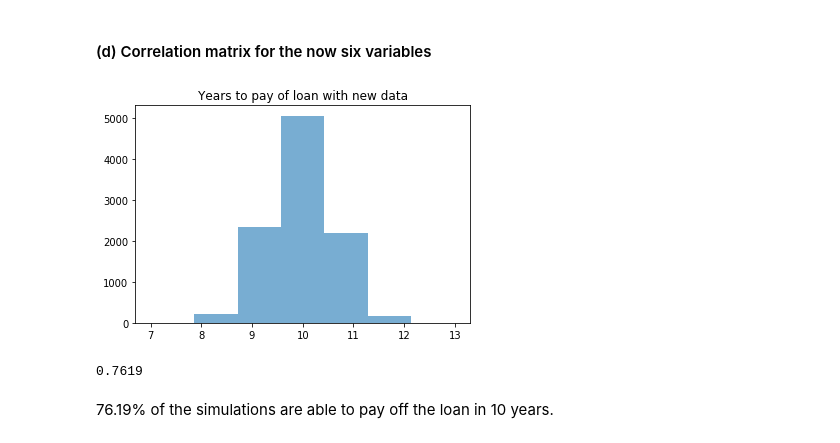
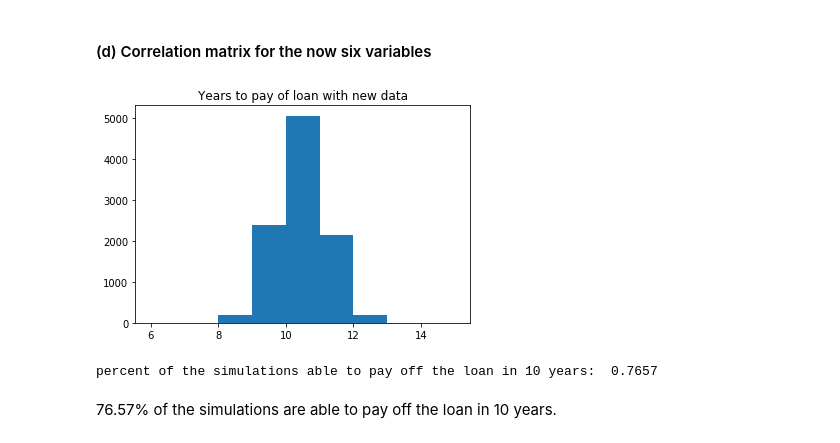
Before and after one commit to zeyuxu1997/persp-analysis_A18, a Jupyter notebook: Assignments/A3/hw3 Problem2.ipynb, the cells around one changed output. Saved outputs shown, nothing was run; the diff lists cells and outputs as text; code cells hidden in the pictures.

```diff
--- a/Assignments/A3/hw3 Problem2.ipynb
+++ b/Assignments/A3/hw3 Problem2.ipynb
@@ -94,25 +94,25 @@ print(Pct3)
 # %%
 sigma_new =0.17
 inc0_new = 90000
 Error_new = np.zeros((10000,40))
 for i in range(10000):
     Error_new[i,:] = np.exp(sigma_new * np.random.randn(40))
 income_new = np.ones((10000,40))
 for i in range(10000):
     income_new[i,0] = np.exp(np.log(inc0_new)+np.log(Error_new[i,0]))
     for j in range(1,40):
         income_new[i,j] = predict(2020+j, income_new[i,j-1], Error_new[i,j], initincome = inc0_new)
 Pay_year_new = np.zeros((10000))
 for i in range(10000):
     Pay_year_new[i] = pay_year(income_new[i,:])
 fig4, ax4 = plt.subplots()
-ax4.hist(Pay_year_new, alpha = 0.6, bins = len(set(Pay_year_new)))
+ax4.hist(Pay_year_new, np.arange(min(set(Pay_year_new))-1,max(set(Pay_year_new))+3))
 ax4.set(title = "Years to pay of loan with new data")
 plt.show()
 Pct4 = len([x for x in Pay_year_new if x <= 10])/10000
-print(Pct4)
+print("percent of the simulations able to pay off the loan in 10 years: ",Pct4)
 # %% [output]
-[figure, old version]
+[figure, new version]
-0.7619
+percent of the simulations able to pay off the loan in 10 years:  0.7657
 # %% [markdown]
-76.19% of the simulations are able to pay off the loan in 10 years.
+76.57% of the simulations are able to pay off the loan in 10 years.
```
Also changed, not shown: parts of 5 cells of this notebook, 1 other file.
